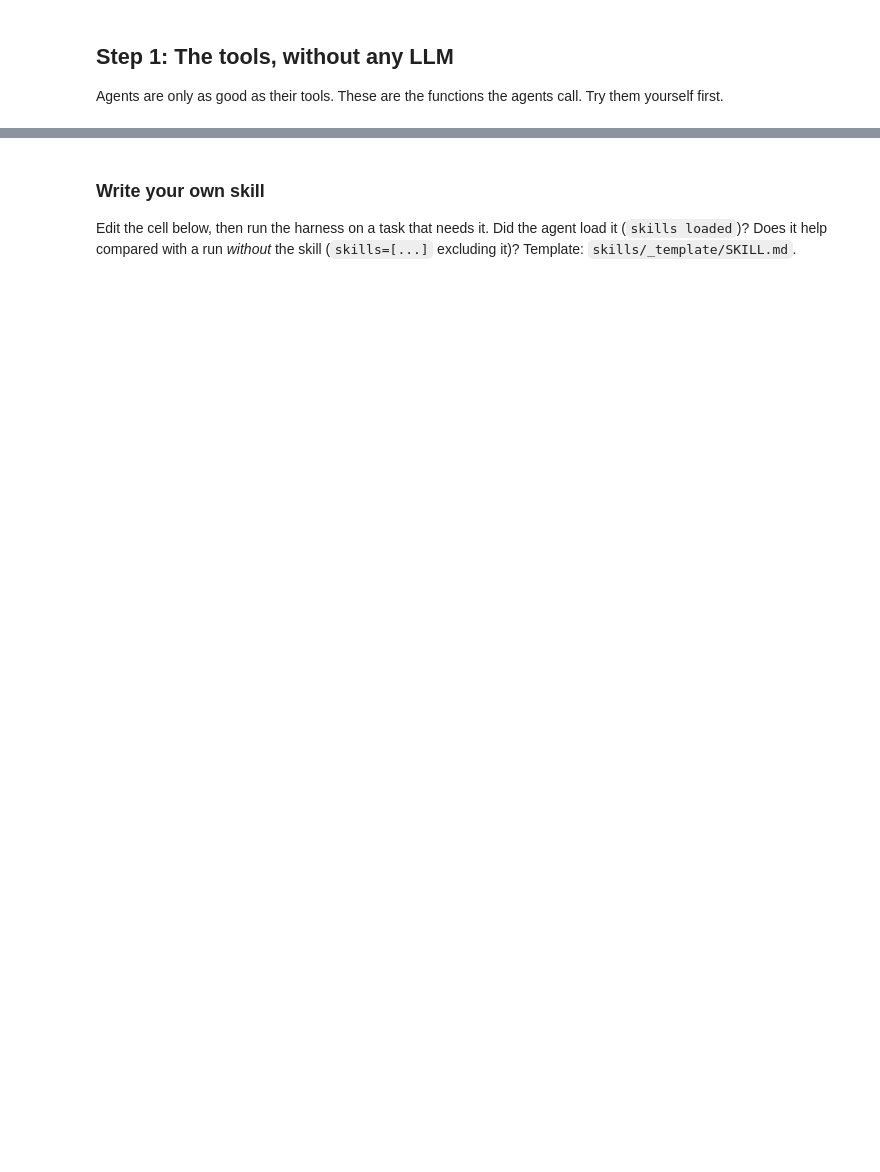
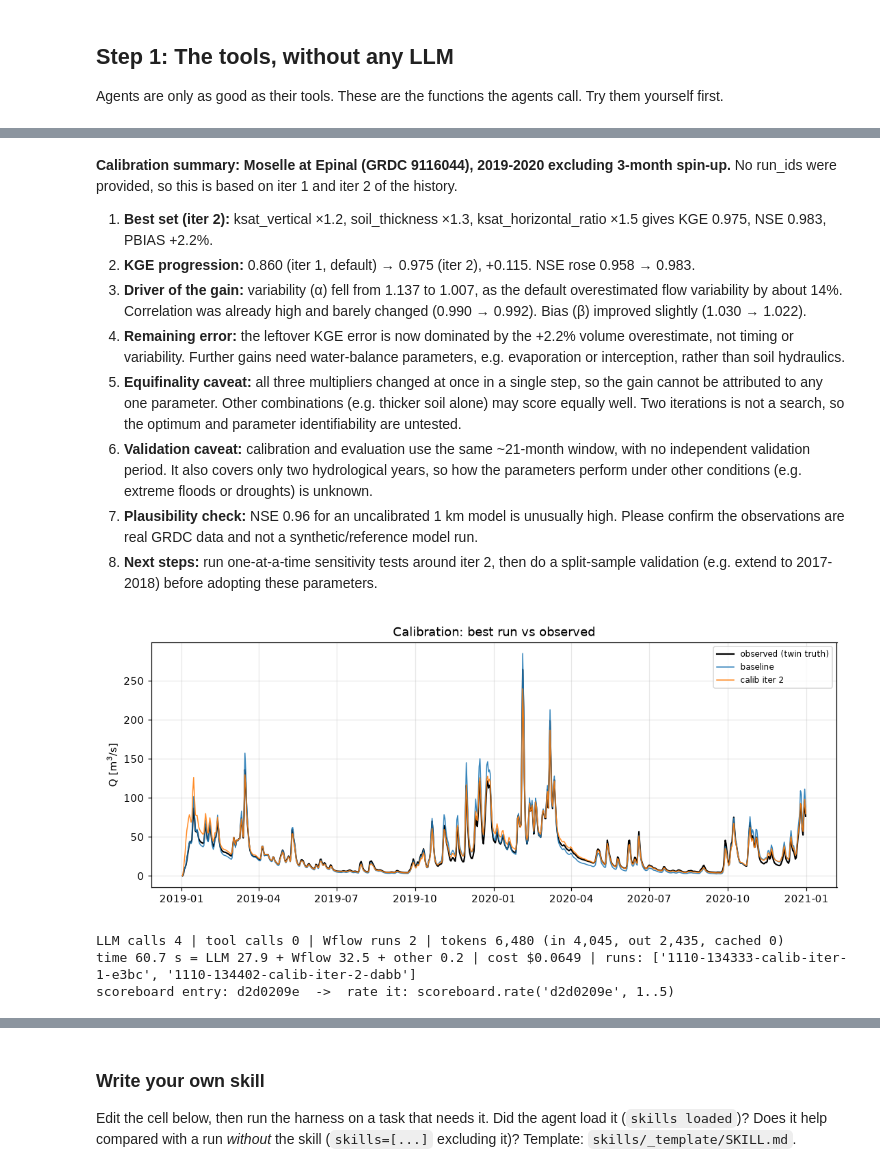
Before and after one commit to Deltares-research/LLMs-Agentic-Workflows-in-Hydrology-Training, a Jupyter notebook: exercises/02_agentic_workflows/02_agentic_workflows.ipynb, the cells around one changed output, grey strips where cells are left out. Saved outputs shown, nothing was run; the diff lists cells and outputs as text; code cells hidden in the pictures; blank space fills up the shorter version.

```diff
--- a/exercises/02_agentic_workflows/02_agentic_workflows.ipynb
+++ b/exercises/02_agentic_workflows/02_agentic_workflows.ipynb
@@ -120,6 +311,8 @@ made with secret multipliers plays the role of observations, and the loop tries
 **Knobs:** `max_iter`, `target_kge`, `critic="llm"` vs `"rule"`. Is the LLM critic worth its tokens?
 # %%
 twin.ensure_truth()
-out = run_interactive(R.create_session("a2", provider=PROVIDER, on_event=show, max_iter=4, critic="llm"),
-                      R.INFOS["a2"].example_query)
+QUESTION = ("Calibrate ksat_vertical, soil_thickness and ksat_horizontal_ratio so the Epinal discharge matches "
+            "observations (target KGE 0.95).")   # edit me
+out = run_interactive(R.create_session("a2", provider=PROVIDER, on_event=show, max_iter=4, critic="llm"), QUESTION)
 report(out)
+# %% [output]
@@ -126,2 +336,16 @@ report(out)
+**Calibration summary: Moselle at Epinal (GRDC 9116044), 2019-2020 excluding 3-month spin-up.** No run_ids were provided, so this is based on iter 1 and iter 2 of the history.
+
+1. **Best set (iter 2):** ksat_vertical ×1.2, soil_thickness ×1.3, ksat_horizontal_ratio ×1.5 gives KGE 0.975, NSE 0.983, PBIAS +2.2%.
+2. **KGE progression:** 0.860 (iter 1, default) → 0.975 (iter 2), +0.115. NSE rose 0.958 → 0.983.
+3. **Driver of the gain:** variability (α) fell from 1.137 to 1.007, as the default overestimated flow variability by about 14%. Correlation was already high and barely changed (0.990 → 0.992). Bias (β) improved slightly (1.030 → 1.022).
+4. **Remaining error:** the leftover KGE error is now dominated by the +2.2% volume overestimate, not timing or variability. Further gains need water-balance parameters, e.g. evaporation or interception, rather than soil hydraulics.
+5. **Equifinality caveat:** all three multipliers changed at once in a single step, so the gain cannot be attributed to any one parameter. Other combinations (e.g. thicker soil alone) may score equally well. Two iterations is not a search, so the optimum and parameter identifiability are untested.
+6. **Validation caveat:** calibration and evaluation use the same ~21-month window, with no independent validation period. It also covers only two hydrological years, so how the parameters perform under other conditions (e.g. extreme floods or droughts) is unknown.
+7. **Plausibility check:** NSE 0.96 for an uncalibrated 1 km model is unusually high. Please confirm the observations are real GRDC data and not a synthetic/reference model run.
+8. **Next steps:** run one-at-a-time sensitivity tests around iter 2, then do a split-sample validation (e.g. extend to 2017-2018) before adopting these parameters.
+[figure, added]
+LLM calls 4 | tool calls 0 | Wflow runs 2 | tokens 6,480 (in 4,045, out 2,435, cached 0)
+time 60.7 s = LLM 27.9 + Wflow 32.5 + other 0.2 | cost $0.0649 | runs: ['1110-134333-calib-iter-1-e3bc', '1110-134402-calib-iter-2-dabb']
+scoreboard entry: d2d0209e  ->  rate it: scoreboard.rate('d2d0209e', 1..5)
 # %%
 print("the truth was:", twin.reveal_truth())   # debrief: equifinality?
```
Also changed, not shown: parts of 25 cells of this notebook, 33 other files.
